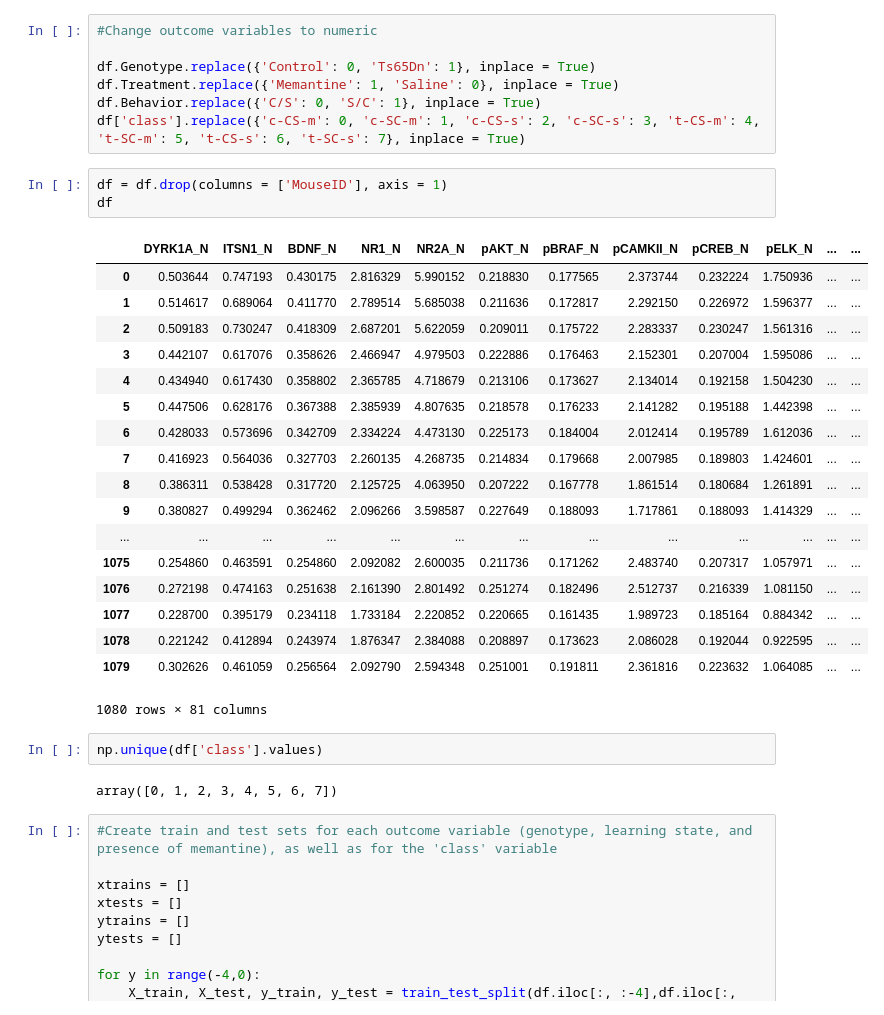
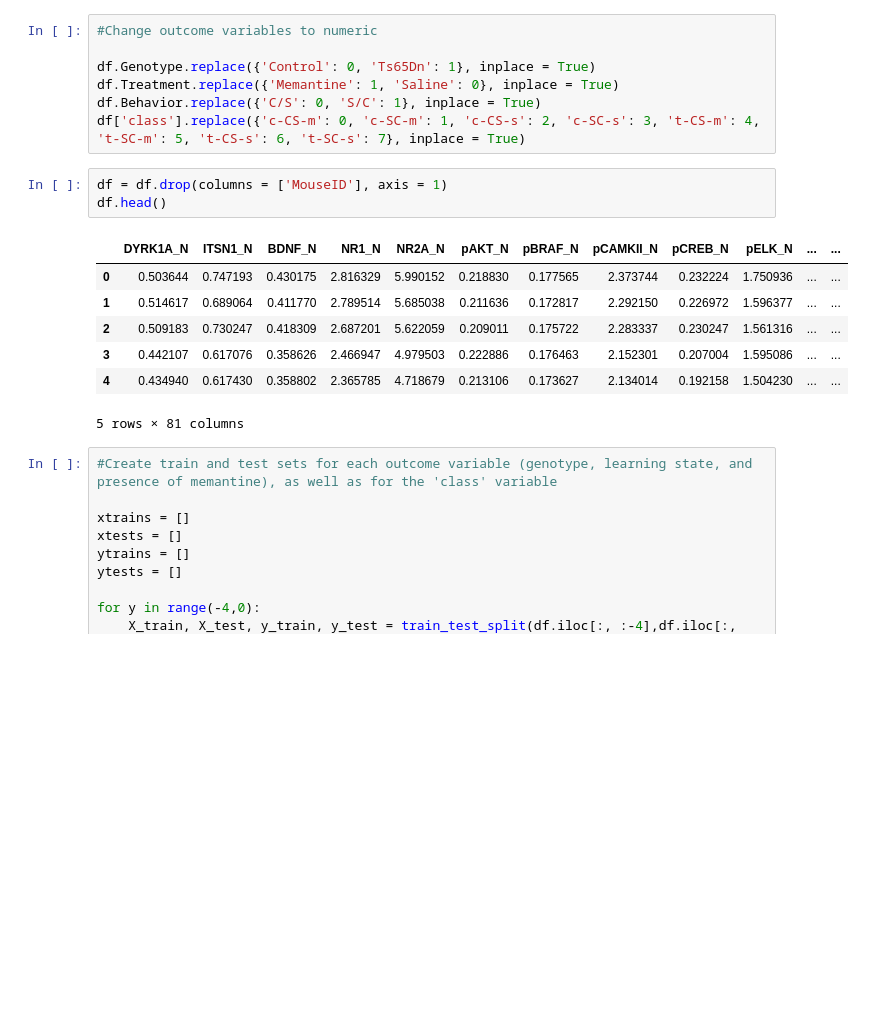
Before and after one commit to kbpotts1/ThinkfulProjects, a Jupyter notebook: K_Potts_Thinkful_Final_Capstone_Project_v2.ipynb, the cells around one changed output. Saved outputs shown, nothing was run; the diff lists cells and outputs as text; blank space fills up the shorter version.

```diff
--- a/K_Potts_Thinkful_Final_Capstone_Project_v2.ipynb
+++ b/K_Potts_Thinkful_Final_Capstone_Project_v2.ipynb
@@ -42,30 +47,15 @@ df.Behavior.replace({'C/S': 0, 'S/C': 1}, inplace = True)
 df['class'].replace({'c-CS-m': 0, 'c-SC-m': 1, 'c-CS-s': 2, 'c-SC-s': 3, 't-CS-m': 4, 't-SC-m': 5, 't-CS-s': 6, 't-SC-s': 7}, inplace = True)
 # %%
 df = df.drop(columns = ['MouseID'], axis = 1)
-df
+df.head()
 # %% [output]
 |  | DYRK1A_N | ITSN1_N | BDNF_N | NR1_N | NR2A_N | pAKT_N | pBRAF_N | pCAMKII_N | pCREB_N | pELK_N | ... | ... |
 | 0 | 0.503644 | 0.747193 | 0.430175 | 2.816329 | 5.990152 | 0.218830 | 0.177565 | 2.373744 | 0.232224 | 1.750936 | ... | ... |
 | 1 | 0.514617 | 0.689064 | 0.411770 | 2.789514 | 5.685038 | 0.211636 | 0.172817 | 2.292150 | 0.226972 | 1.596377 | ... | ... |
 | 2 | 0.509183 | 0.730247 | 0.418309 | 2.687201 | 5.622059 | 0.209011 | 0.175722 | 2.283337 | 0.230247 | 1.561316 | ... | ... |
 | 3 | 0.442107 | 0.617076 | 0.358626 | 2.466947 | 4.979503 | 0.222886 | 0.176463 | 2.152301 | 0.207004 | 1.595086 | ... | ... |
 | 4 | 0.434940 | 0.617430 | 0.358802 | 2.365785 | 4.718679 | 0.213106 | 0.173627 | 2.134014 | 0.192158 | 1.504230 | ... | ... |
-| 5 | 0.447506 | 0.628176 | 0.367388 | 2.385939 | 4.807635 | 0.218578 | 0.176233 | 2.141282 | 0.195188 | 1.442398 | ... | ... |
-| 6 | 0.428033 | 0.573696 | 0.342709 | 2.334224 | 4.473130 | 0.225173 | 0.184004 | 2.012414 | 0.195789 | 1.612036 | ... | ... |
-| 7 | 0.416923 | 0.564036 | 0.327703 | 2.260135 | 4.268735 | 0.214834 | 0.179668 | 2.007985 | 0.189803 | 1.424601 | ... | ... |
-| 8 | 0.386311 | 0.538428 | 0.317720 | 2.125725 | 4.063950 | 0.207222 | 0.167778 | 1.861514 | 0.180684 | 1.261891 | ... | ... |
-| 9 | 0.380827 | 0.499294 | 0.362462 | 2.096266 | 3.598587 | 0.227649 | 0.188093 | 1.717861 | 0.188093 | 1.414329 | ... | ... |
-| ... | ... | ... | ... | ... | ... | ... | ... | ... | ... | ... | ... | ... |
-| 1075 | 0.254860 | 0.463591 | 0.254860 | 2.092082 | 2.600035 | 0.211736 | 0.171262 | 2.483740 | 0.207317 | 1.057971 | ... | ... |
-| 1076 | 0.272198 | 0.474163 | 0.251638 | 2.161390 | 2.801492 | 0.251274 | 0.182496 | 2.512737 | 0.216339 | 1.081150 | ... | ... |
-| 1077 | 0.228700 | 0.395179 | 0.234118 | 1.733184 | 2.220852 | 0.220665 | 0.161435 | 1.989723 | 0.185164 | 0.884342 | ... | ... |
-| 1078 | 0.221242 | 0.412894 | 0.243974 | 1.876347 | 2.384088 | 0.208897 | 0.173623 | 2.086028 | 0.192044 | 0.922595 | ... | ... |
-| 1079 | 0.302626 | 0.461059 | 0.256564 | 2.092790 | 2.594348 | 0.251001 | 0.191811 | 2.361816 | 0.223632 | 1.064085 | ... | ... |
-1080 rows × 81 columns
+5 rows × 81 columns
-# %%
-np.unique(df['class'].values)
-# %% [output]
-array([0, 1, 2, 3, 4, 5, 6, 7])
 # %%
 #Create train and test sets for each outcome variable (genotype, learning state, and presence of memantine), as well as for the 'class' variable
 
```
Also changed, not shown: parts of 46 cells of this notebook.
